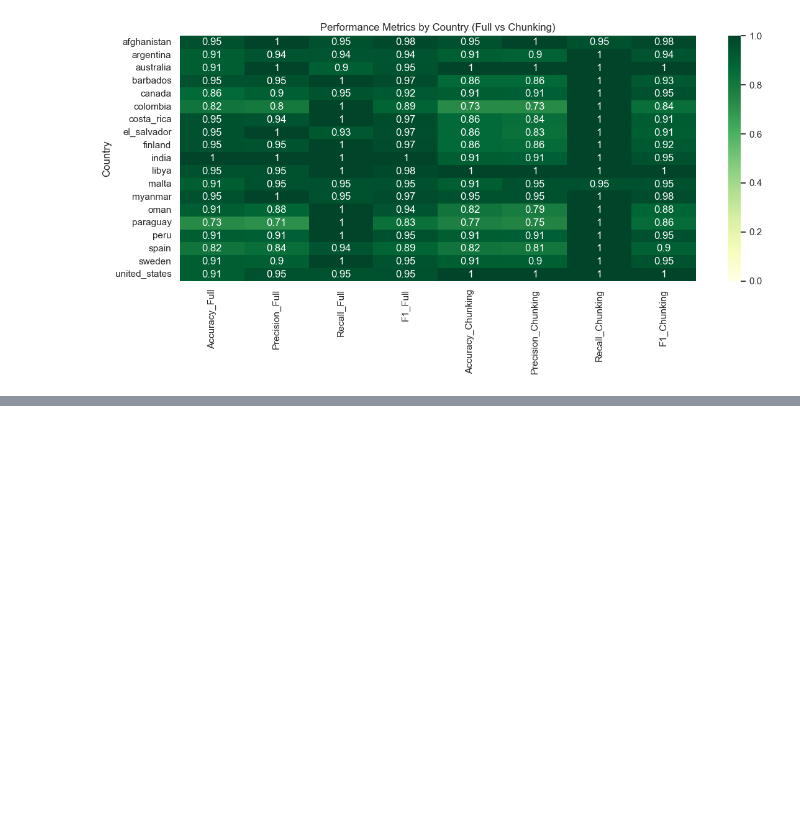
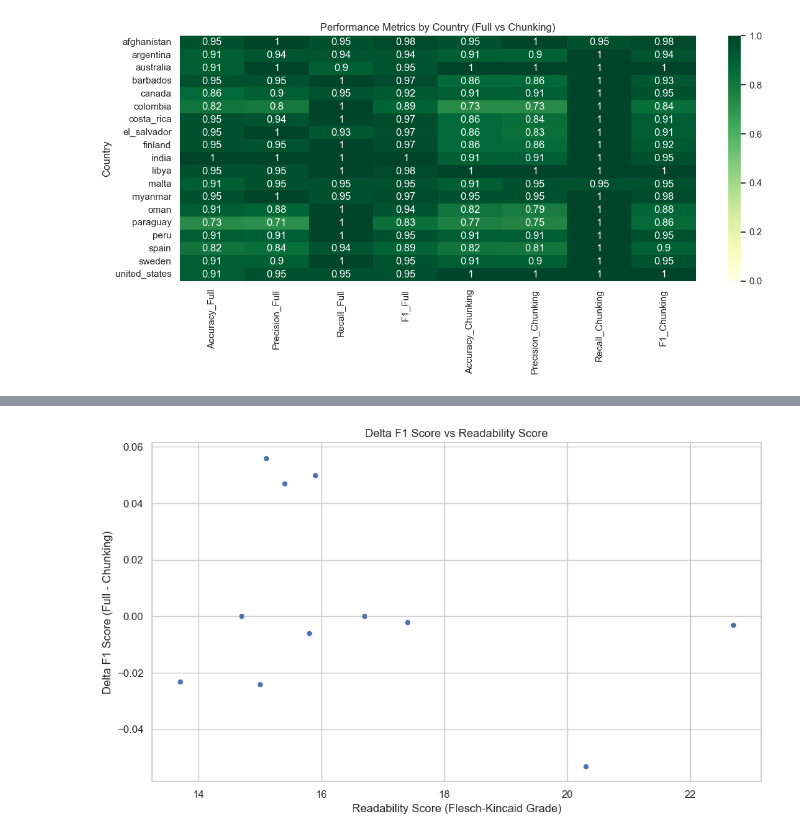
Before and after one commit to gmelmed/UKHSA-Capstone, a Jupyter notebook: notebooks/6-new_performance_yes_no.ipynb, the cells around one changed output, grey strips where cells are left out. Drawn from its saved outputs; the diff is of its cells as text; code cells hidden in the pictures; blank space fills up the shorter version.

```diff
--- a/notebooks/6-new_performance_yes_no.ipynb
+++ b/notebooks/6-new_performance_yes_no.ipynb
@@ -297,0 +450,11 @@ plot_delta_country(performance_by_country_df)
+# %%
+# Scatter plot of Delta F1 Score vs Readability Score
+plt.figure(figsize=(10, 6))
+sns.scatterplot(x='readability_score', y='Delta_F1', data=performance_with_features_df)
+plt.title('Delta F1 Score vs Readability Score')
+plt.xlabel('Readability Score (Flesch-Kincaid Grade)')
+plt.ylabel('Delta F1 Score (Full - Chunking)')
+plt.tight_layout()
+plt.show()
+# %% [output]
+[figure, added]
```
Also changed, not shown: parts of 11 cells of this notebook.
